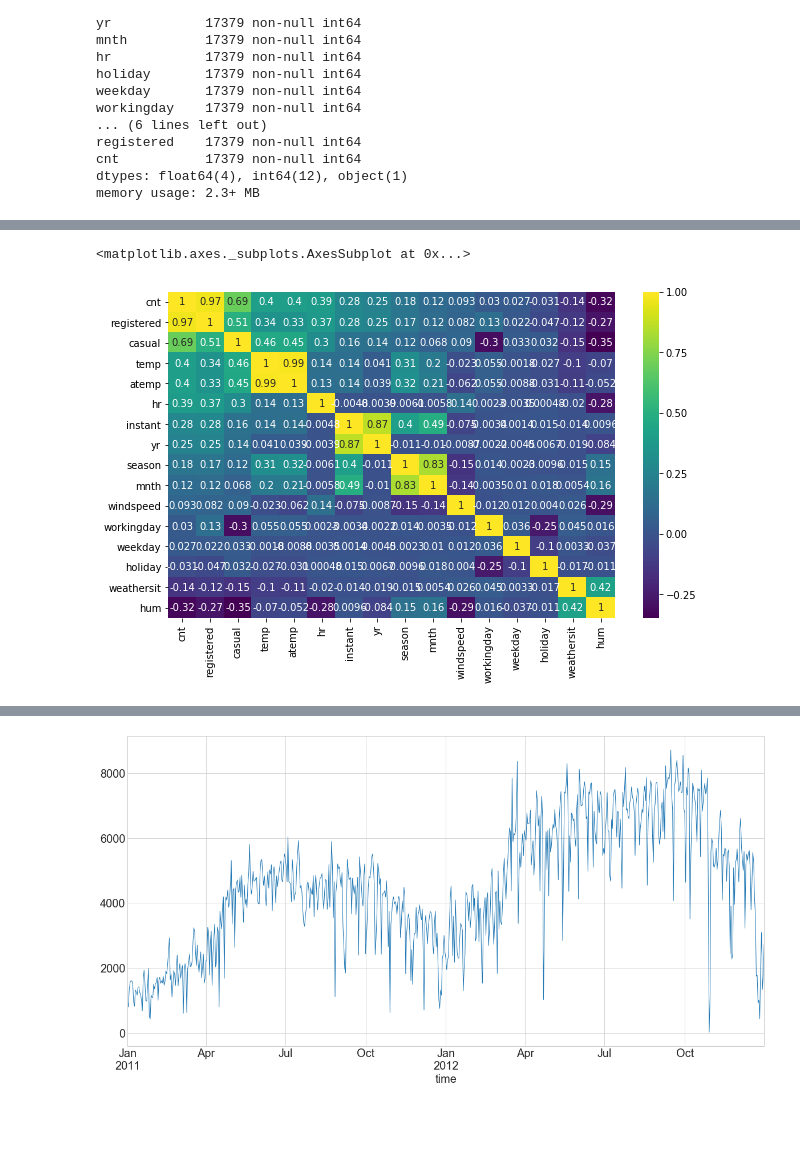
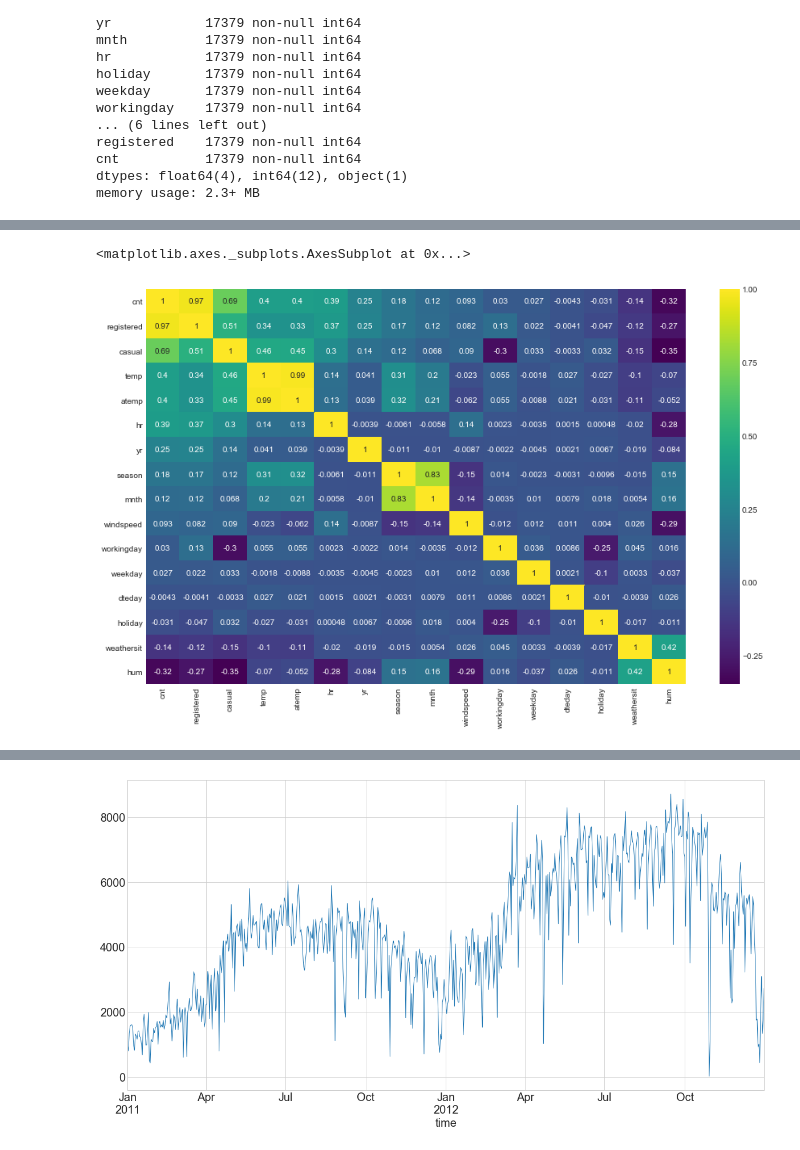
Before and after one commit to zijianzh/bike-sharing, a Jupyter notebook: data_exploration.ipynb, the cells around one changed output, grey strips where cells are left out. Drawn from its saved outputs; the diff is of its cells as text; code cells hidden in the pictures; blank space fills up the shorter version.

```diff
--- a/data_exploration.ipynb
+++ b/data_exploration.ipynb
@@ -95,0 +91,5 @@ missingno.matrix(dataset_hour, figsize = (30,5))
+# %%
+# encode the 'dteday' to numerical for a better analysing job
+# since the year and month are already encoded to 'yr' and 'mnth', we only need to extract the 'day'
+dataset_hour.dteday = pd.to_datetime(dataset_hour.dteday).dt.day
+dataset_hour.head()
@@ -95,0 +108,4 @@ missingno.matrix(dataset_hour, figsize = (30,5))
+# %%
+# drop the feature 'instant' because it can be replace by index
+dataset = dataset_hour.drop(['instant'],axis = 1)
+dataset.head()
@@ -96,10 +119,10 @@ missingno.matrix(dataset_hour, figsize = (30,5))
 # %%
-#Quality correlation matrix
-k = 17 #number of variables for heatmap
-cols = dataset_hour.corr().nlargest(k, 'cnt')['cnt'].index
-cm = dataset_hour[cols].corr()
-plt.figure(figsize=(10,6))
+# Quality correlation matrix
+k = 16 #number of variables for heatmap
+cols = dataset.corr().nlargest(k, 'cnt')['cnt'].index
+cm = dataset[cols].corr()
+plt.figure(figsize=(15,9))
 sns.heatmap(cm, annot=True, cmap = 'viridis')
 # %% [output]
 <matplotlib.axes._subplots.AxesSubplot at 0x...>
-[figure, old version]
+[figure, new version]
```
Also changed, not shown: parts of 69 cells of this notebook, 3 other files.
